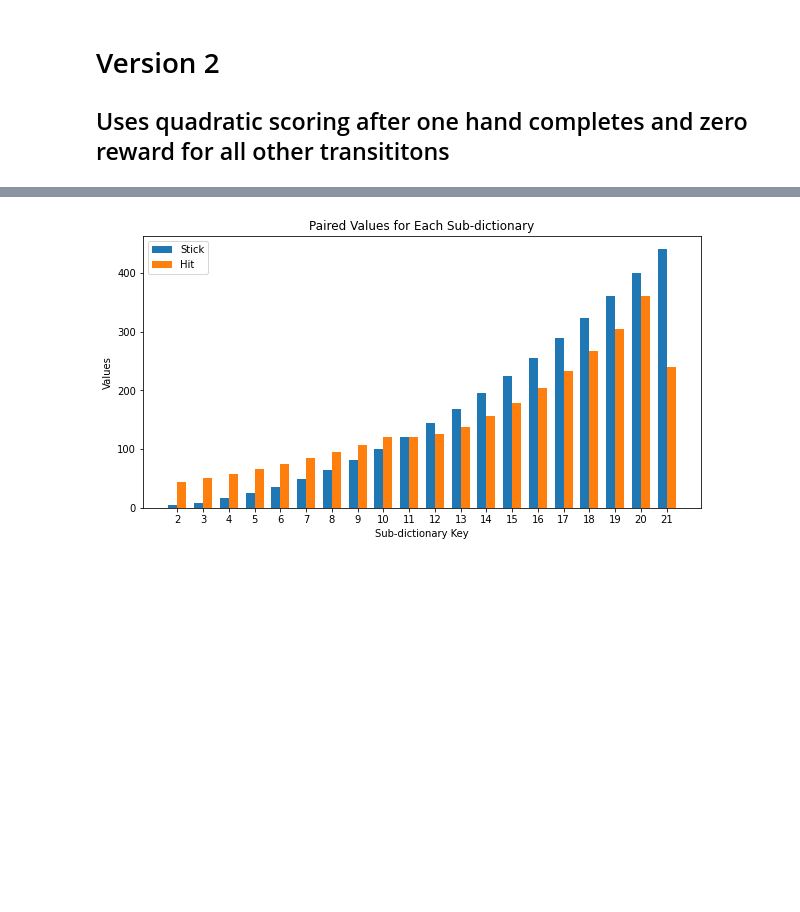
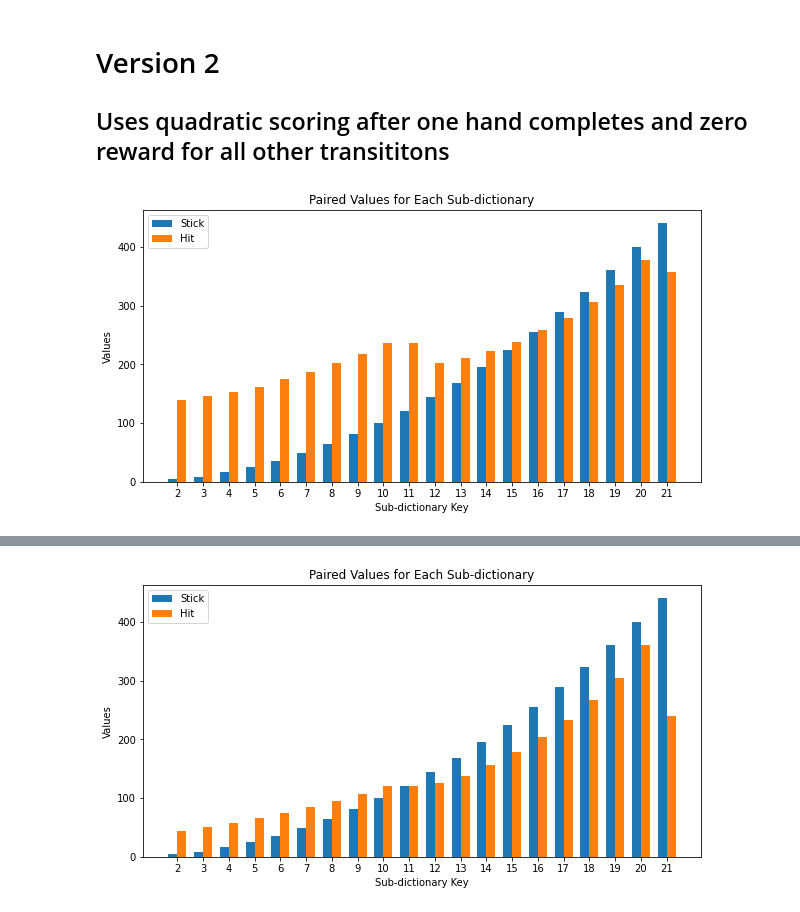
Before and after one commit to artemi8/RL-black-jack, a Jupyter notebook: Black-Jack-Monte-Carlo-ES-InfiniteDeck.ipynb, the cells around one changed output, grey strips where cells are left out. Drawn from its saved outputs; the diff is of its cells as text; code cells hidden in the pictures; blank space fills up the shorter version.

```diff
--- a/Black-Jack-Monte-Carlo-ES-InfiniteDeck.ipynb
+++ b/Black-Jack-Monte-Carlo-ES-InfiniteDeck.ipynb
@@ -113,7 +113,7 @@ env = BlackJackStylised()
 # %%
 init_config= {'init_state_action_val': 0,
               'epsilon' : 0.25,
-              'gamma' : 0.4}
+              'gamma' : 0.75}
 agent_v1 = MonteCarloES(states=list(range(2, 22)), actions=[0, 1],
                         init_config=init_config)
 # %% [markdown]
@@ -182,3 +182,7 @@ if not hand_complete:
         agent_v1.policy_evaluation(episode)
         # episodes.append(episode)
         cards, curr_sum, usable_ace, hand_complete = env.reset_init()
+# %%
+plot_Q_values(agent_v1.Q)
+# %% [output]
+[figure, added]
```
Also changed, not shown: parts of 3 cells of this notebook, 1 other file.
